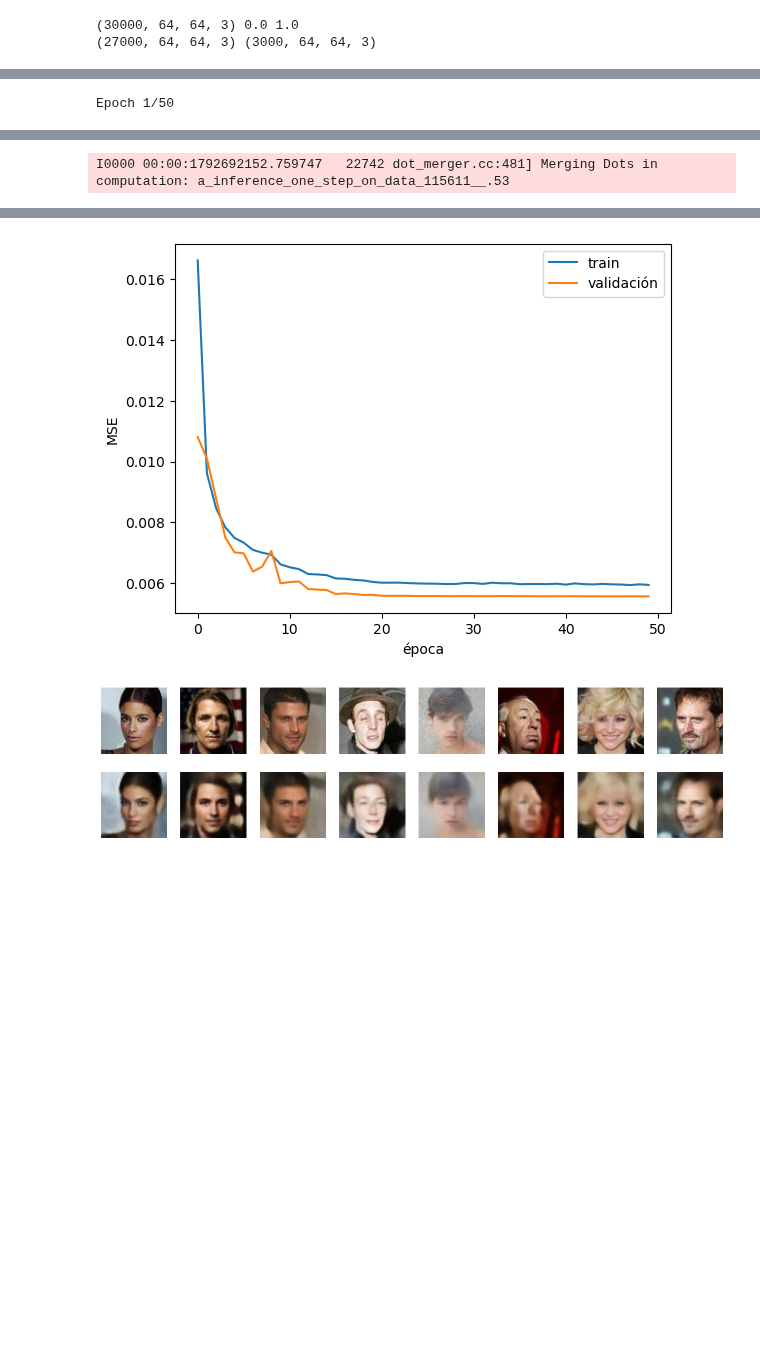
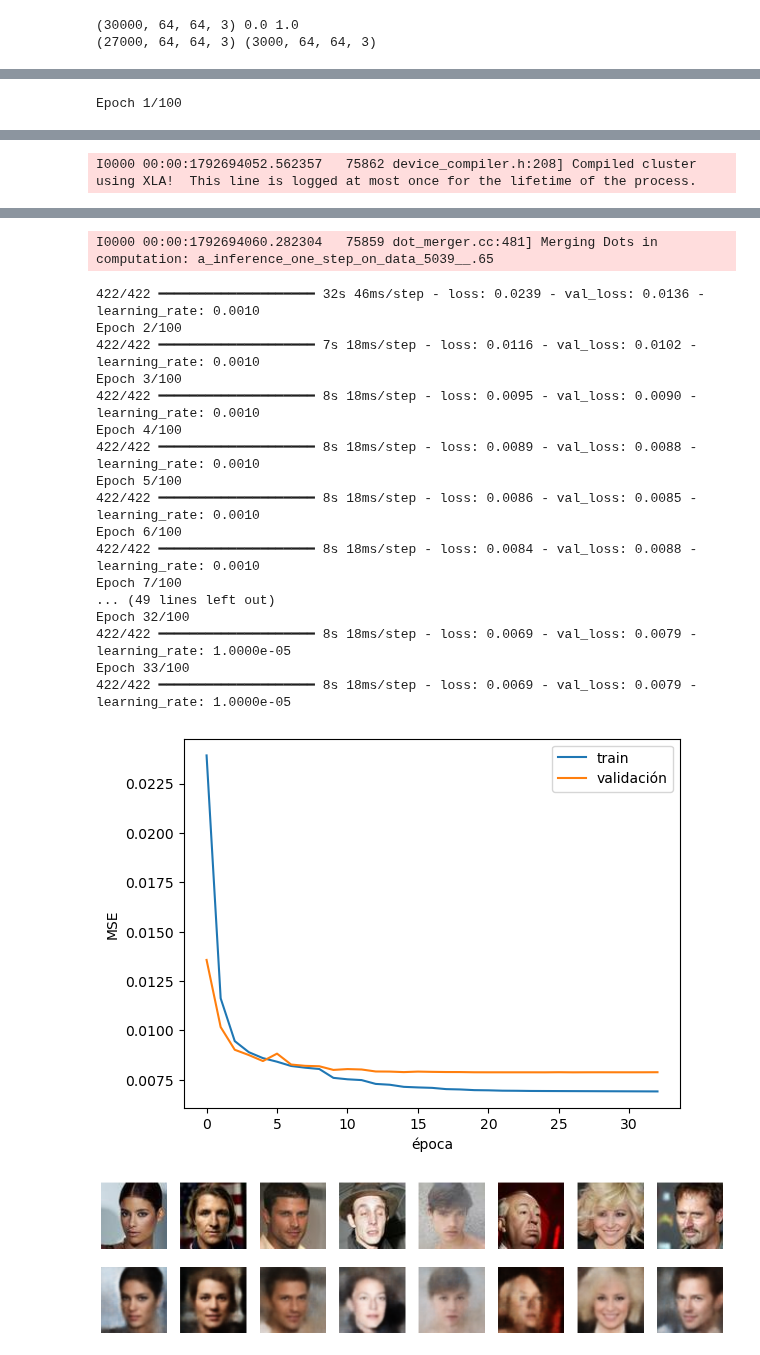
Before and after one commit to DavidSanru/autoencoders, a Jupyter notebook: AE.ipynb, the cells around one changed output, grey strips where cells are left out. Saved outputs shown, nothing was run; the diff lists cells and outputs as text; code cells hidden in the pictures; blank space fills up the shorter version.

```diff
--- a/AE.ipynb
+++ b/AE.ipynb
@@ -47,27 +55,23 @@ Encoder y decoder por separado porque luego usamos cada uno solo (el encoder par
 - Al final compilamos con **MSE** (el objetivo del AE es reconstruir la propia entrada) y Adam con lr 1e-3.
 # %%
-LATENT_DIM = 128
+LATENT_DIM = 64
 
 enc_in = keras.Input(shape=(64, 64, 3))
 
-x = layers.Conv2D(32, 3, strides=2, padding="same", use_bias=False)(enc_in)    # 64x64x3  -> 32x32x32
-x = layers.BatchNormalization()(x)
+x = layers.Conv2D(64, 3, strides=2, padding="same", use_bias=False)(enc_in)    # 64x64x3  -> 32x32x64
+x = layers.GroupNormalization(groups=8)(x)
 x = layers.LeakyReLU(negative_slope=0.2)(x)
 
-x = layers.Conv2D(64, 3, strides=2, padding="same", use_bias=False)(x)         # 32x32x32 -> 16x16x64
-x = layers.BatchNormalization()(x)
+x = layers.Conv2D(128, 3, strides=2, padding="same", use_bias=False)(x)        # 32x32x64 -> 16x16x128
+x = layers.GroupNormalization(groups=8)(x)
 x = layers.LeakyReLU(negative_slope=0.2)(x)
 
-x = layers.Conv2D(128, 3, strides=2, padding="same", use_bias=False)(x)        # 16x16x64 -> 8x8x128
-x = layers.BatchNormalization()(x)
+x = layers.Conv2D(256, 3, strides=2, padding="same", use_bias=False)(x)        # 16x16x128 -> 8x8x256
+x = layers.GroupNormalization(groups=8)(x)
 x = layers.LeakyReLU(negative_slope=0.2)(x)
 
-x = layers.Conv2D(256, 3, strides=2, padding="same", use_bias=False)(x)        # 8x8x128  -> 4x4x256
-x = layers.BatchNormalization()(x)
-x = layers.LeakyReLU(negative_slope=0.2)(x)
-
-x = layers.Flatten()(x)                                                        # 4x4x256 -> 4096
-z = layers.Dense(LATENT_DIM)(x)                                                # 4096 -> 128 (latente)
+x = layers.Flatten()(x)                                                        # 8x8x256 -> 16384
+z = layers.Dense(LATENT_DIM)(x)                                                # 16384 -> 64 (latente)
 
 encoder = keras.Model(enc_in, z, name="encoder")
 
@@ -97,24 +102,20 @@ Model: "encoder"
 # %%
 dec_in = keras.Input(shape=(LATENT_DIM,))
 
-x = layers.Dense(4 * 4 * 256, use_bias=False)(dec_in)                          # 128 -> 4096
-x = layers.BatchNormalization()(x)
-x = layers.LeakyReLU(negative_slope=0.2)(x)
-x = layers.Reshape((4, 4, 256))(x)                                             # 4096 -> 4x4x256
-
-x = layers.Conv2DTranspose(128, 3, strides=2, padding="same", use_bias=False)(x)   # 4x4x256   -> 8x8x128
-x = layers.BatchNormalization()(x)
+x = layers.Dense(8 * 8 * 256, use_bias=False)(dec_in)                          # 64 -> 16384
+x = layers.Reshape((8, 8, 256))(x)                                             # 16384 -> 8x8x256
+x = layers.GroupNormalization(groups=8)(x)
 x = layers.LeakyReLU(negative_slope=0.2)(x)
 
-x = layers.Conv2DTranspose(64, 3, strides=2, padding="same", use_bias=False)(x)    # 8x8x128   -> 16x16x64
-x = layers.BatchNormalization()(x)
+x = layers.Conv2DTranspose(128, 3, strides=2, padding="same", use_bias=False)(x)   # 8x8x256   -> 16x16x128
+x = layers.GroupNormalization(groups=8)(x)
 x = layers.LeakyReLU(negative_slope=0.2)(x)
 
-x = layers.Conv2DTranspose(32, 3, strides=2, padding="same", use_bias=False)(x)    # 16x16x64  -> 32x32x32
-x = layers.BatchNormalization()(x)
+x = layers.Conv2DTranspose(64, 3, strides=2, padding="same", use_bias=False)(x)    # 16x16x128 -> 32x32x64
+x = layers.GroupNormalization(groups=8)(x)
 x = layers.LeakyReLU(negative_slope=0.2)(x)
 
-out = layers.Conv2DTranspose(3, 3, strides=2, padding="same", activation="sigmoid")(x)   # 32x32x32 -> 64x64x3
+out = layers.Conv2DTranspose(3, 3, strides=2, padding="same", activation="sigmoid")(x)   # 32x32x64 -> 64x64x3
 
 decoder = keras.Model(dec_in, out, name="decoder")
 
@@ -175,5 +176,5 @@ En nuestra ejecución llegó a las 50 épocas (el máximo) con un MSE de validac
 # %%
-EPOCHS = 50
+EPOCHS = 100
 BATCH_SIZE = 64          # con 2 GB de GPU, 128 puede dar error de memoria
 
 # Los datos se quedan en la CPU y a la GPU solo llegan los lotes. Si pasamos x_train directamente a fit(),
@@ -199,4 +200,4 @@ plt.plot(history.history["loss"], label="train")
 plt.plot(history.history["val_loss"], label="validación")
 plt.xlabel("época"); plt.ylabel("MSE"); plt.legend(); plt.show()
 # %% [output]
-Epoch 1/50
+Epoch 1/100
@@ -205 +210 @@ I0000 00:00:1792692144.514556   22738 dot_merger.cc:481] Merging Dots in computa
-I0000 00:00:1792692152.759747   22742 dot_merger.cc:481] Merging Dots in computation: a_inference_one_step_on_data_115611__.53
+I0000 00:00:1792694052.562357   75862 device_compiler.h:208] Compiled cluster using XLA!  This line is logged at most once for the lifetime of the process.
@@ -223,4 +212,22 @@ Epoch 50/50
+I0000 00:00:1792694060.282304   75859 dot_merger.cc:481] Merging Dots in computation: a_inference_one_step_on_data_5039__.65
+422/422 ━━━━━━━━━━━━━━━━━━━━ 32s 46ms/step - loss: 0.0239 - val_loss: 0.0136 - learning_rate: 0.0010
+Epoch 2/100
+422/422 ━━━━━━━━━━━━━━━━━━━━ 7s 18ms/step - loss: 0.0116 - val_loss: 0.0102 - learning_rate: 0.0010
+Epoch 3/100
+422/422 ━━━━━━━━━━━━━━━━━━━━ 8s 18ms/step - loss: 0.0095 - val_loss: 0.0090 - learning_rate: 0.0010
+Epoch 4/100
+422/422 ━━━━━━━━━━━━━━━━━━━━ 8s 18ms/step - loss: 0.0089 - val_loss: 0.0088 - learning_rate: 0.0010
+Epoch 5/100
+422/422 ━━━━━━━━━━━━━━━━━━━━ 8s 18ms/step - loss: 0.0086 - val_loss: 0.0085 - learning_rate: 0.0010
+Epoch 6/100
+422/422 ━━━━━━━━━━━━━━━━━━━━ 8s 18ms/step - loss: 0.0084 - val_loss: 0.0088 - learning_rate: 0.0010
+Epoch 7/100
+... (49 lines left out)
+Epoch 32/100
+422/422 ━━━━━━━━━━━━━━━━━━━━ 8s 18ms/step - loss: 0.0069 - val_loss: 0.0079 - learning_rate: 1.0000e-05
+Epoch 33/100
+422/422 ━━━━━━━━━━━━━━━━━━━━ 8s 18ms/step - loss: 0.0069 - val_loss: 0.0079 - learning_rate: 1.0000e-05
-[figure, old version]
+[figure, new version]
 # %%
 # Reconstrucciones de validación
 rec = autoencoder.predict(x_val[:8], verbose=0)
```
Also changed, not shown: parts of 11 cells of this notebook.
